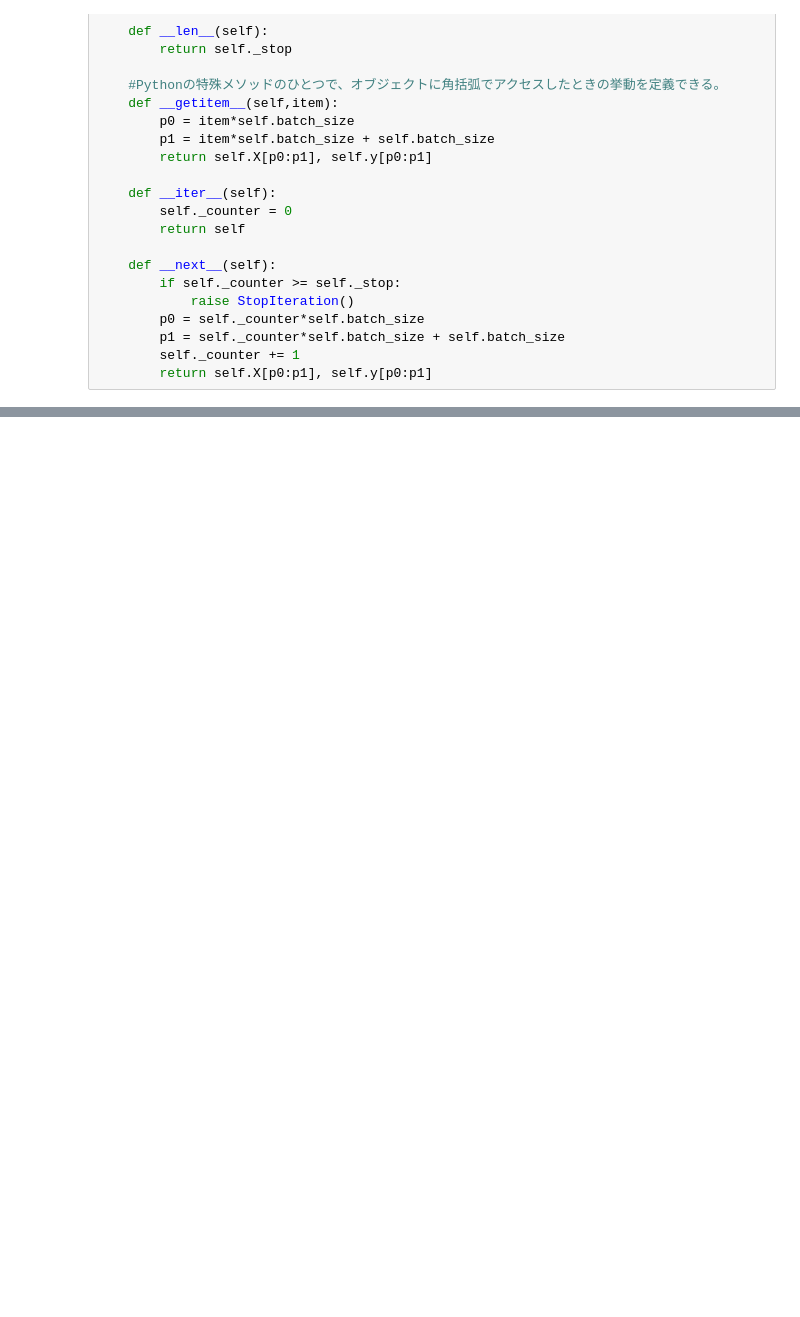
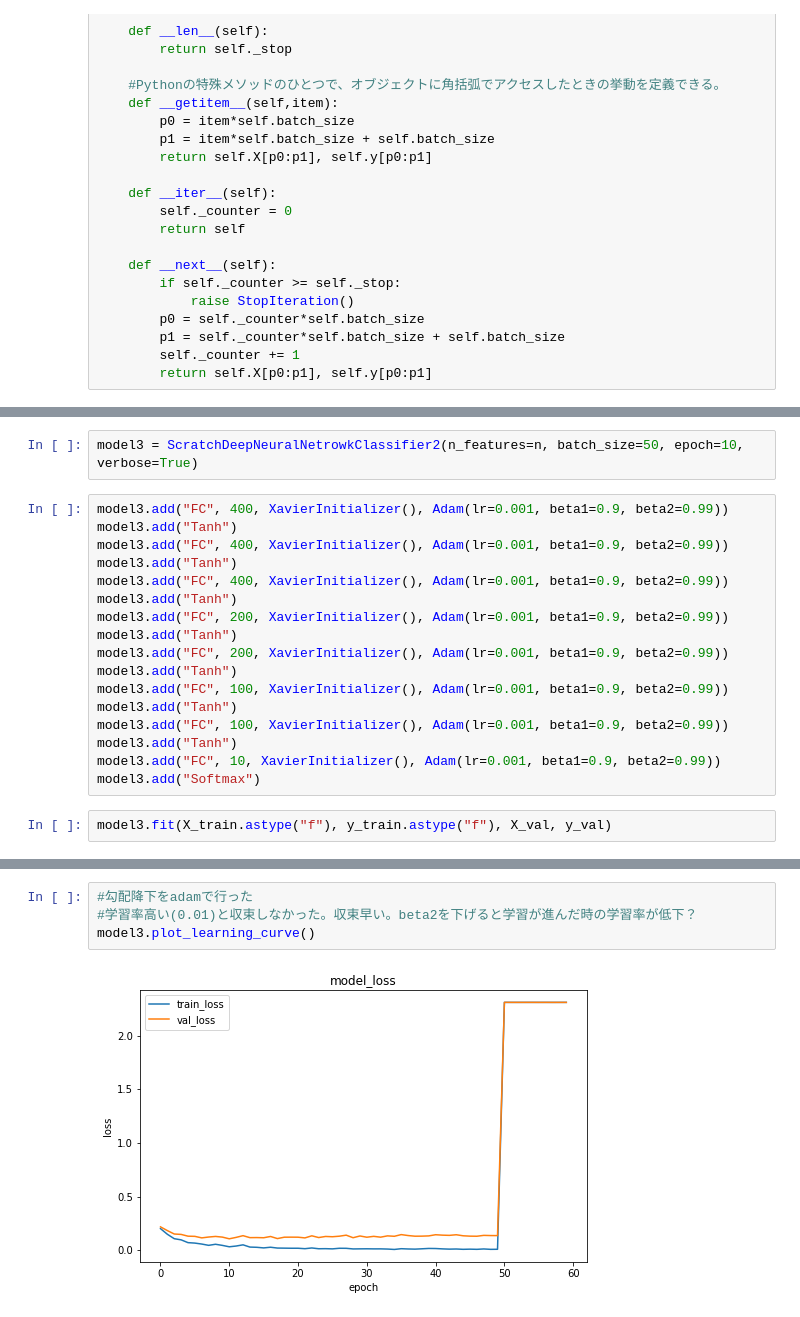
Before and after one commit to komiya-m/diveintocode-ml, a Jupyter notebook: sprint11/sprint11-dl-scratch-deep-neural-netowrok.ipynb, the cells around one changed output, grey strips where cells are left out. Drawn from its saved outputs; the diff is of its cells as text; blank space fills up the shorter version.

```diff
--- a/sprint11/sprint11-dl-scratch-deep-neural-netowrok.ipynb
+++ b/sprint11/sprint11-dl-scratch-deep-neural-netowrok.ipynb
@@ -501,0 +897,21 @@ epoch:1 train_loss: 61.20113471646312 val_loss: 61.24853035625702 acc: 0.0896666
+# %%
+model3 = ScratchDeepNeuralNetrowkClassifier2(n_features=n, batch_size=50, epoch=10, verbose=True)
+# %%
+model3.add("FC", 400, XavierInitializer(), Adam(lr=0.001, beta1=0.9, beta2=0.99))
+model3.add("Tanh")
+model3.add("FC", 400, XavierInitializer(), Adam(lr=0.001, beta1=0.9, beta2=0.99))
+model3.add("Tanh")
+model3.add("FC", 400, XavierInitializer(), Adam(lr=0.001, beta1=0.9, beta2=0.99))
+model3.add("Tanh")
+model3.add("FC", 200, XavierInitializer(), Adam(lr=0.001, beta1=0.9, beta2=0.99))
+model3.add("Tanh")
+model3.add("FC", 200, XavierInitializer(), Adam(lr=0.001, beta1=0.9, beta2=0.99))
+model3.add("Tanh")
+model3.add("FC", 100, XavierInitializer(), Adam(lr=0.001, beta1=0.9, beta2=0.99))
+model3.add("Tanh")
+model3.add("FC", 100, XavierInitializer(), Adam(lr=0.001, beta1=0.9, beta2=0.99))
+model3.add("Tanh")
+model3.add("FC", 10, XavierInitializer(), Adam(lr=0.001, beta1=0.9, beta2=0.99))
+model3.add("Softmax")
+# %%
+model3.fit(X_train.astype("f"), y_train.astype("f"), X_val, y_val)
@@ -501,0 +929,6 @@ epoch:1 train_loss: 61.20113471646312 val_loss: 61.24853035625702 acc: 0.0896666
+# %%
+#勾配降下をadamで行った
+#学習率高い(0.01)と収束しなかった。収束早い。beta2を下げると学習が進んだ時の学習率が低下？
+model3.plot_learning_curve()
+# %% [output]
+[figure, added]
```
Also changed, not shown: parts of 26 cells of this notebook.
